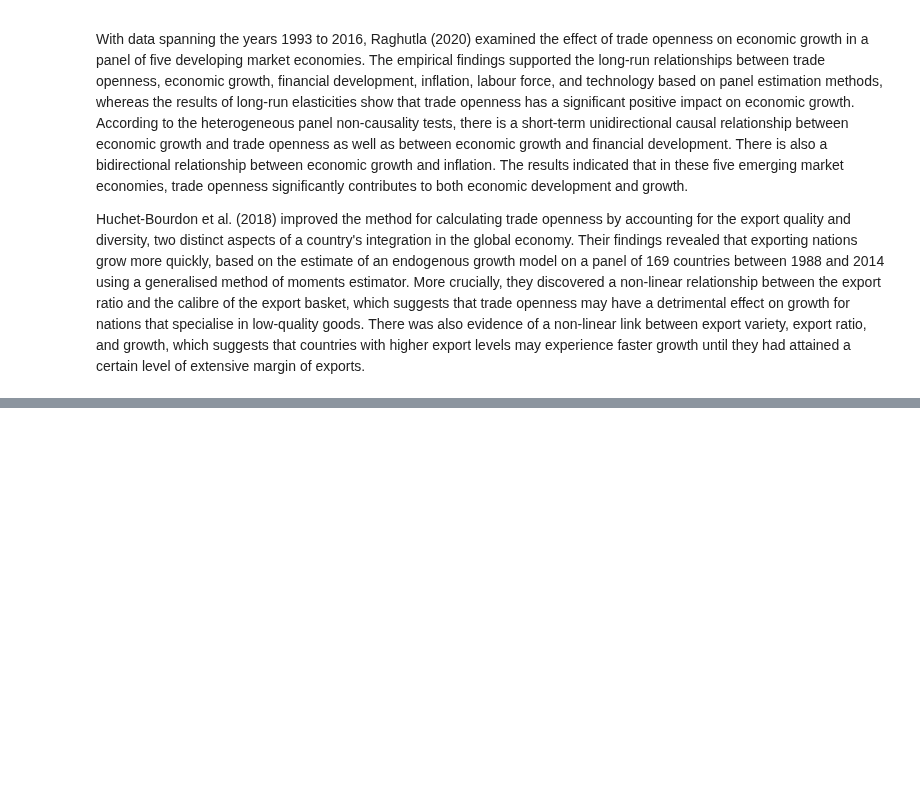
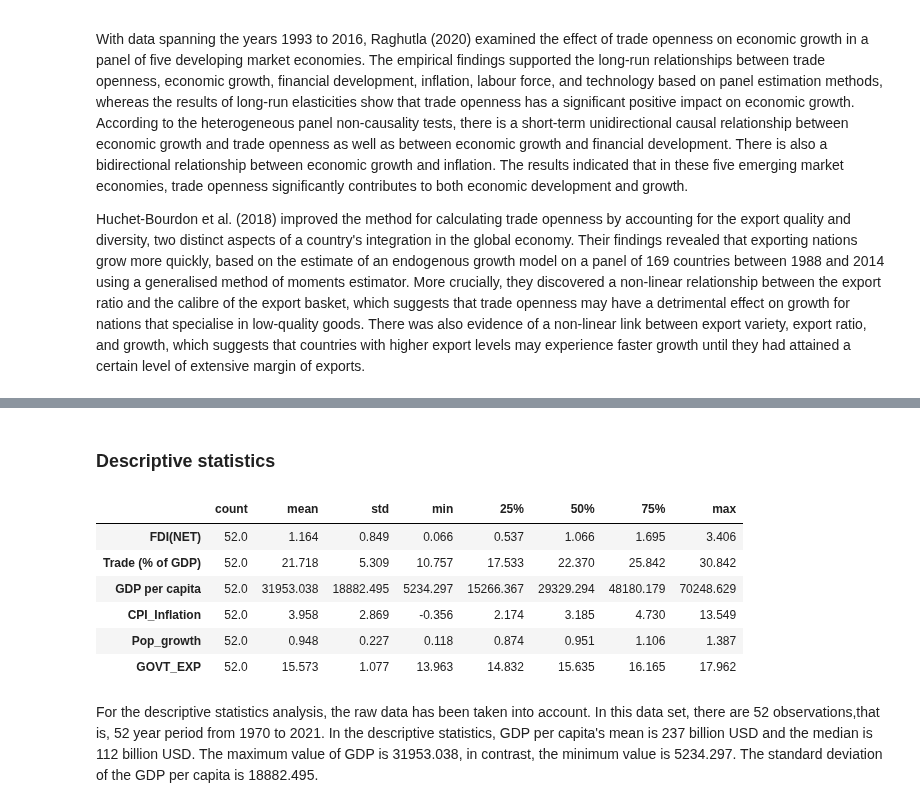
Before and after one commit to Tetteh96/ECON-611-Projects, a Jupyter notebook: ECON 611 Term Project/ECON 611_The Impact of Trade Openness on Economic Growth.ipynb, the cells around one changed output, grey strips where cells are left out. Saved outputs shown, nothing was run; the diff lists cells and outputs as text; code cells hidden in the pictures; blank space fills up the shorter version.

```diff
--- a/ECON 611 Term Project/ECON 611_The Impact of Trade Openness on Economic Growth.ipynb
+++ b/ECON 611 Term Project/ECON 611_The Impact of Trade Openness on Economic Growth.ipynb
@@ -69,0 +99,36 @@ The ordinary linear econometric model that will be used in this study is as foll
+# %%
+# Set the country code
+country_code = 'USA'
+
+# Set the indicators
+indicators = {
+    'BX.KLT.DINV.WD.GD.ZS': 'FDI(NET)',
+    'NE.TRD.GNFS.ZS': 'Trade (% of GDP)',
+    'NY.GDP.PCAP.CD': 'GDP per capita',
+    'FP.CPI.TOTL.ZG': 'CPI_Inflation',
+    'SP.POP.GROW': 'Pop_growth',
+    'NE.CON.GOVT.ZS': 'GOVT_EXP'
+}
+
+# Get the data
+data = wbdata.get_dataframe(indicators, country=country_code, convert_date=True)
+
+# Reorder the rows with 1960 as the first index
+data = data.reindex(index=data.index[::-1])
+# %%
+# Slice the data to only include years 1990 to 2019
+data = data.loc['1970-01-01':'2021-01-01']
+# %% [markdown]
+### Descriptive statistics
+# %%
+data.describe().T.round(3)
+# %% [output]
+|  | count | mean | std | min | 25% | 50% | 75% | max |
+| FDI(NET) | 52.0 | 1.164 | 0.849 | 0.066 | 0.537 | 1.066 | 1.695 | 3.406 |
+| Trade (% of GDP) | 52.0 | 21.718 | 5.309 | 10.757 | 17.533 | 22.370 | 25.842 | 30.842 |
+| GDP per capita | 52.0 | 31953.038 | 18882.495 | 5234.297 | 15266.367 | 29329.294 | 48180.179 | 70248.629 |
+| CPI_Inflation | 52.0 | 3.958 | 2.869 | -0.356 | 2.174 | 3.185 | 4.730 | 13.549 |
+| Pop_growth | 52.0 | 0.948 | 0.227 | 0.118 | 0.874 | 0.951 | 1.106 | 1.387 |
+| GOVT_EXP | 52.0 | 15.573 | 1.077 | 13.963 | 14.832 | 15.635 | 16.165 | 17.962 |
+# %% [markdown]
+For the descriptive statistics analysis, the raw data has been taken into account. In this data set, there are 52 observations,that is, 52 year period from 1970 to 2021. In the descriptive statistics, GDP per capita's mean is 237 billion USD and the median is 112 billion USD. The maximum value of GDP is 31953.038, in contrast, the minimum value is 5234.297. The standard deviation of the GDP per capita is 18882.495.
```
Also changed, not shown: parts of 22 cells of this notebook.
